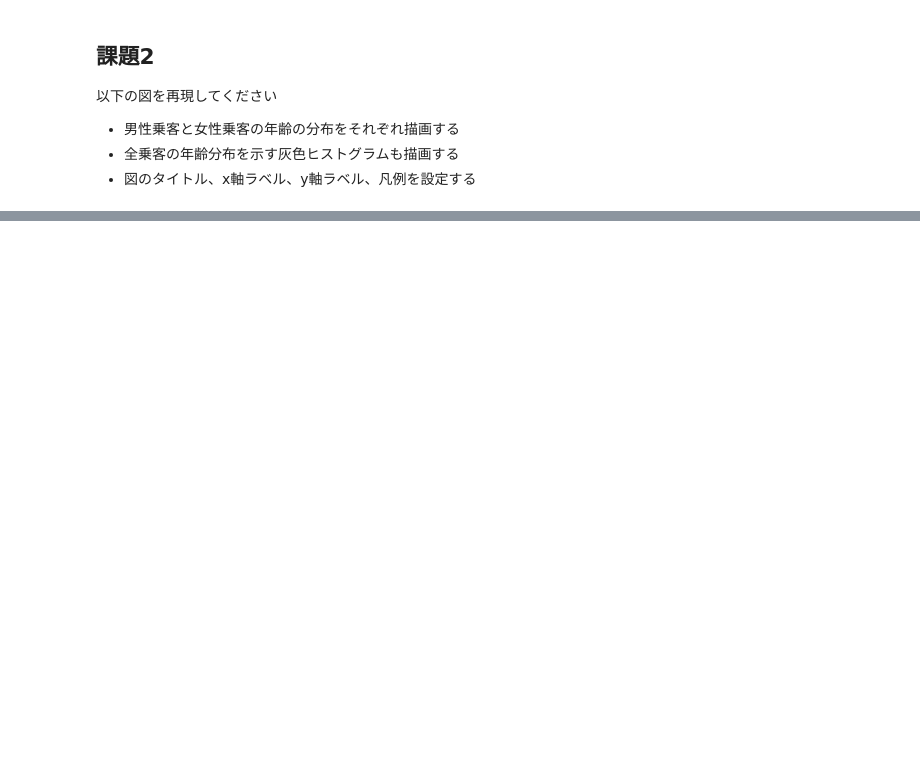
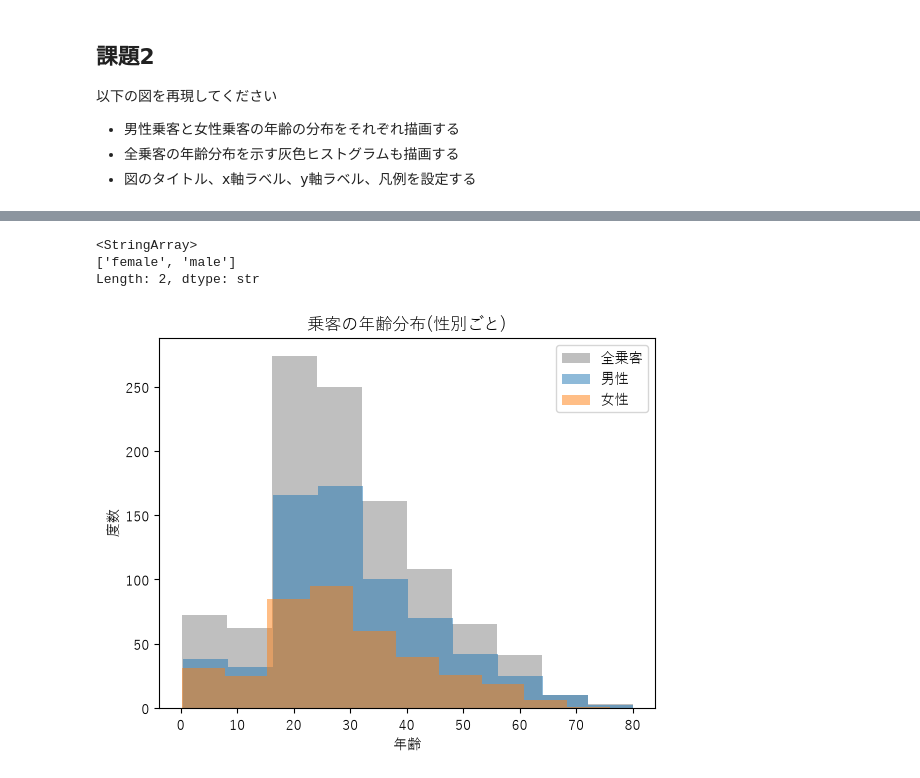
Before and after one commit to maiandruru7-cpu/chss_2026_assignment, a Jupyter notebook: Assignment8/assignment8_ushizakimai.ipynb, the cells around one changed output, grey strips where cells are left out. Cells and saved outputs as stored; diff of their text form; code cells hidden in the pictures; blank space fills up the shorter version.

```diff
--- a/Assignment8/assignment8_ushizakimai.ipynb
+++ b/Assignment8/assignment8_ushizakimai.ipynb
@@ -28,3 +72,32 @@ df=pd.read_csv("https://raw.githubusercontent.com/lvzeyu/css_tohoku/master/css_t
 - 図のタイトル、x軸ラベル、y軸ラベル、凡例を設定する
 # %% [markdown]
 ![](./Figure2.png)
+# %%
+df["sex"].unique()
+# %% [output]
+<StringArray>
+['female', 'male']
+Length: 2, dtype: str
+# %%
+male_age = df[df["sex"] == "male"]["age"].dropna()
+female_age = df[df["sex"] == "female"]["age"].dropna()
+# %%
+fig, ax = plt.subplots()
+
+# 全乗客(灰色)
+ax.hist(age, bins=10, color="gray", alpha=0.5, label="全乗客")
+
+# 男性
+ax.hist(male_age, bins=10, alpha=0.5, label="男性")
+
+# 女性
+ax.hist(female_age, bins=10, alpha=0.5, label="女性")
+
+ax.set_title("乗客の年齢分布(性別ごと)")
+ax.set_xlabel("年齢")
+ax.set_ylabel("度数")
+ax.legend()
+
+plt.show()
+# %% [output]
+[figure, added]
```
Also changed, not shown: parts of 4 cells of this notebook.
